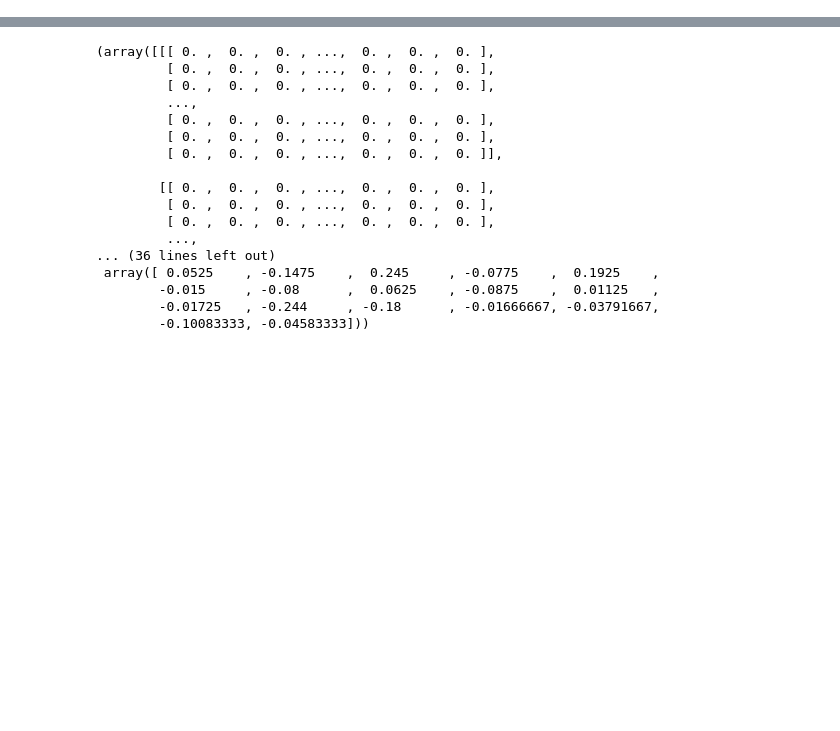
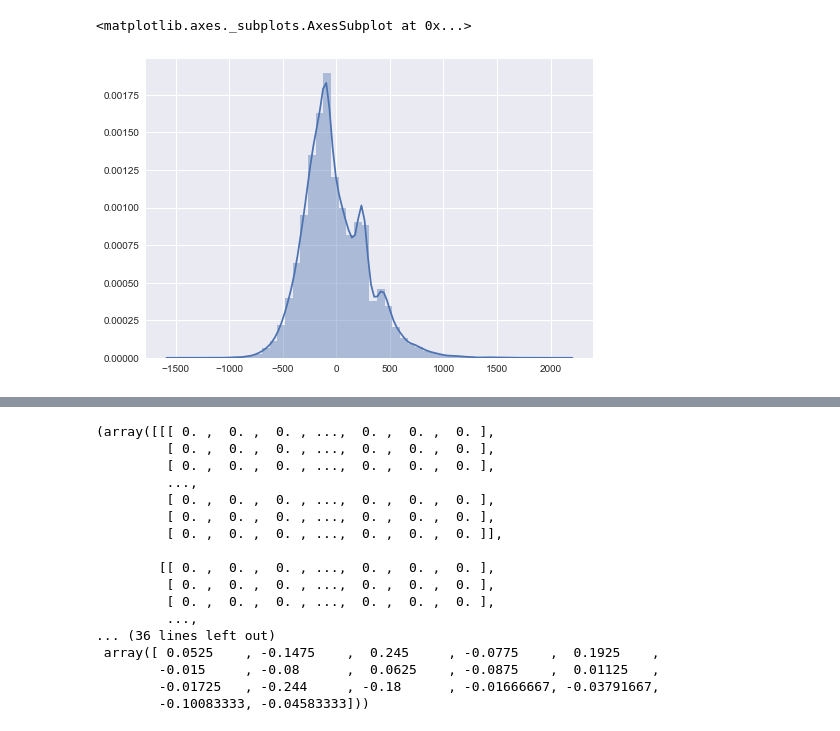
Before and after one commit to yjiao/codeforces_predict, a Jupyter notebook: keras_v2.ipynb, the cells around one changed output, grey strips where cells are left out. Cells and saved outputs as stored; diff of their text form; code cells hidden in the pictures; blank space fills up the shorter version.

```diff
--- a/keras_v2.ipynb
+++ b/keras_v2.ipynb
@@ -34,0 +54,24 @@ pd.qcut()
+# %%
+q = """
+SELECT handle, count(ratingupdatetimeseconds)
+FROM user_rating
+GROUP BY handle
+"""
+contest_counts = pd.read_sql(q, con)
+contest_counts.set_index('handle', inplace=True)
+# %%
+q = """
+SELECT *
+FROM
+    (
+    SELECT *,
+           min(ratingupdatetimeseconds) over (partition by handle) mintime
+    FROM user_rating
+    )a
+WHERE
+    ratingupdatetimeseconds = mintime
+"""
+first_contests = pd.read_sql(q, con)
+# %%
+last_contests.set_index('handle', inplace=True)
+first_contests.set_index('handle', inplace=True)
@@ -34,0 +80,5 @@ pd.qcut()
+# %%
+first_last_contests = last_contests.join(first_contests, lsuffix="last", rsuffix="first")
+first_last_contests = first_last_contests.join(contest_counts)
+
+first_last_contests.head()
@@ -34,0 +93,6 @@ pd.qcut()
+# %%
+changes = first_last_contests.newratinglast - first_last_contests.oldratingfirst
+sns.distplot(changes)
+# %% [output]
+<matplotlib.axes._subplots.AxesSubplot at 0x...>
+[figure, added]
```
Also changed, not shown: parts of 20 cells of this notebook, 3 other files.
